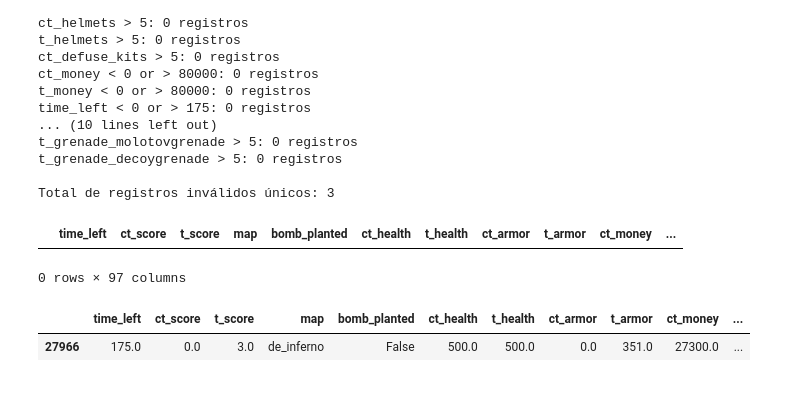
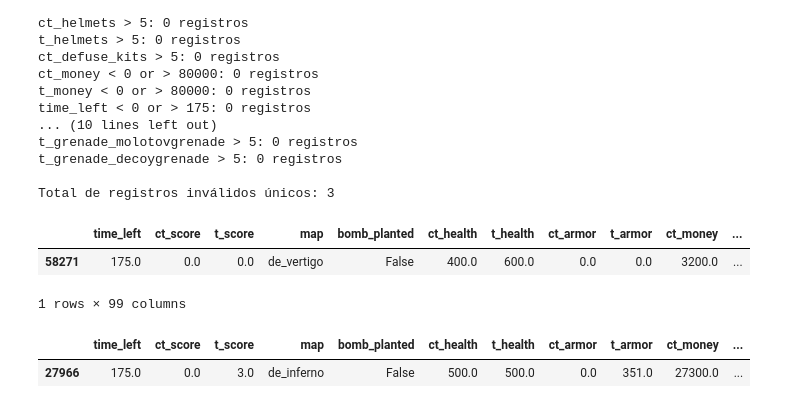
Before and after one commit to pgldias/MVP_EDA, a Jupyter notebook: MVP_EDA.ipynb, the cells around one changed output. Cells and saved outputs as stored; diff of their text form; code cells hidden in the pictures.

```diff
--- a/MVP_EDA.ipynb
+++ b/MVP_EDA.ipynb
@@ -335,13 +337,14 @@ Total de registros inválidos únicos: 3
 # %%
 # Analisando caso a caso
 
-Case1 = df[df['t_players_alive']>500]
+Case1 = df[df['t_players_alive']>5]
 
 Case1
 # Esse caso deve ter sido um bug pois é antes do inicio do round (time_left = 175), deve ter entrado um jogador a mais e por isso será limpado, esse caso extrapola o t_health e t_players_alive.
 # %% [output]
 |  | time_left | ct_score | t_score | map | bomb_planted | ct_health | t_health | ct_armor | t_armor | ct_money | ... |
+| 58271 | 175.0 | 0.0 | 0.0 | de_vertigo | False | 400.0 | 600.0 | 0.0 | 0.0 | 3200.0 | ... |
-0 rows × 97 columns
+1 rows × 99 columns
 # %%
 Case2 = df[df['t_grenade_smokegrenade']>5]
 
```
Also changed, not shown: parts of 3 cells of this notebook.
